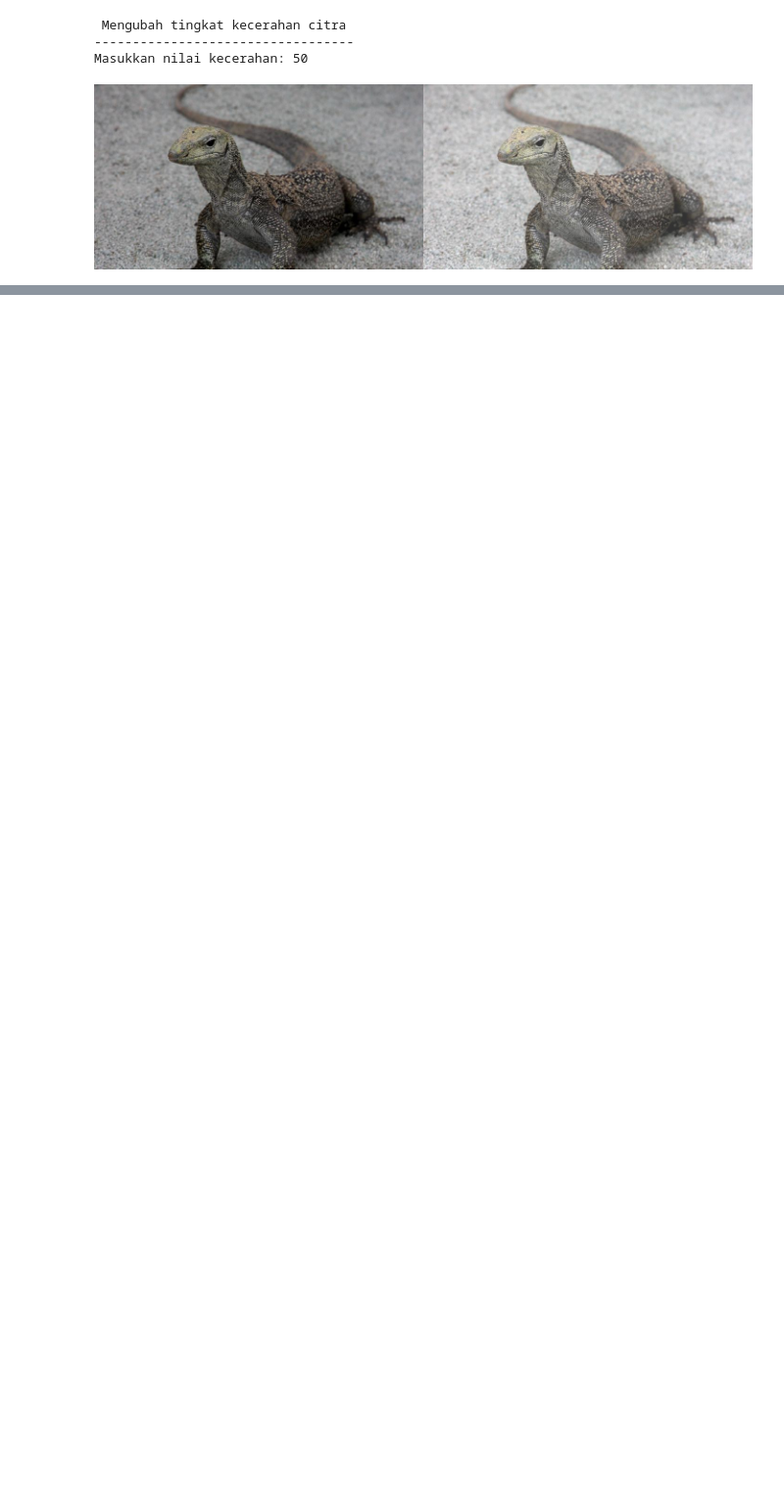
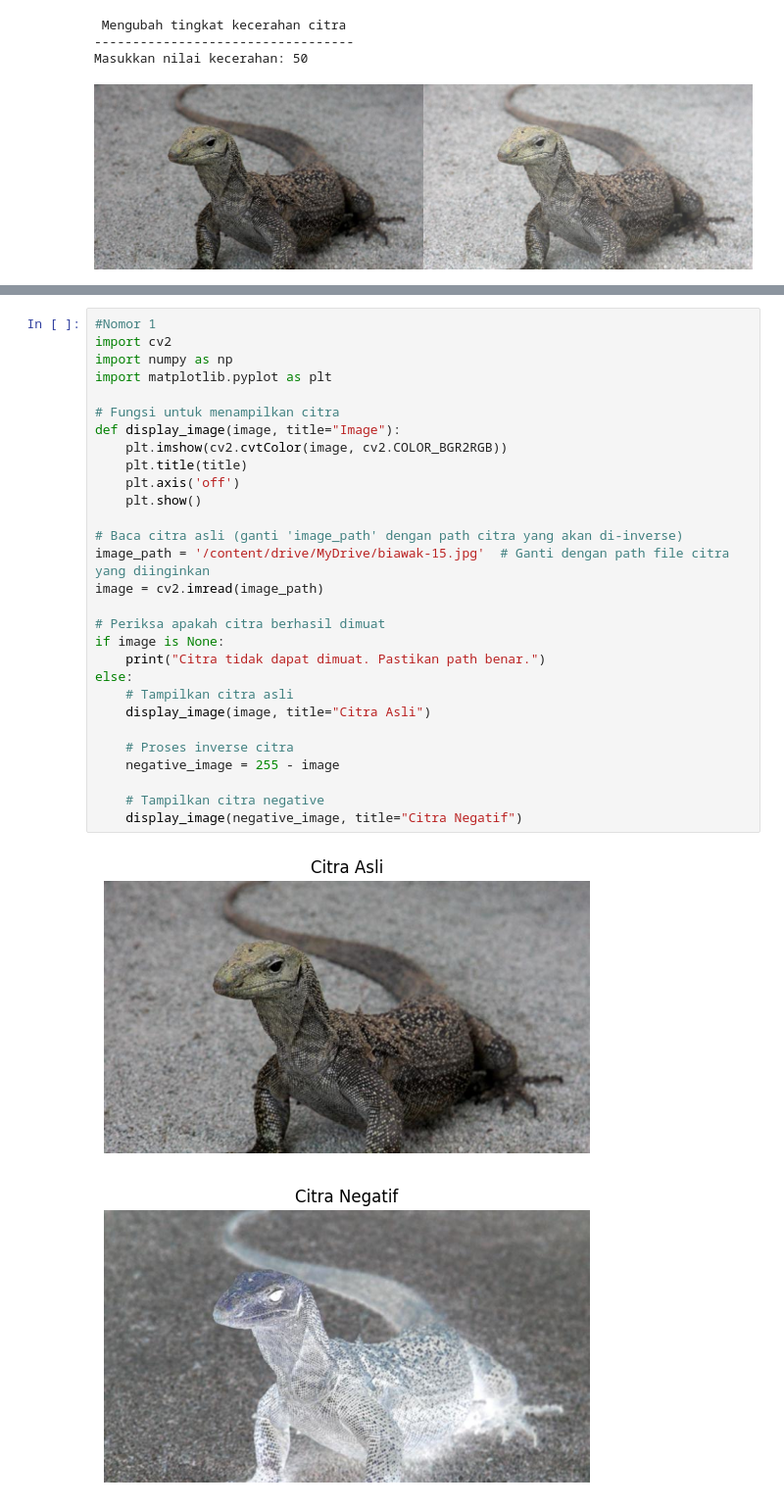
Before and after one commit to radeonaru/pcvk_ganjil_2024, a Jupyter notebook: Week3.ipynb, the cells around one changed output, grey strips where cells are left out. Shown at 98% size. Drawn from its saved outputs; the diff is of its cells as text; blank space fills up the shorter version.

```diff
--- a/Week3.ipynb
+++ b/Week3.ipynb
@@ -36,0 +39,32 @@ Masukkan nilai kecerahan: 50
+# %%
+#Nomor 1
+import cv2
+import numpy as np
+import matplotlib.pyplot as plt
+
+# Fungsi untuk menampilkan citra
+def display_image(image, title="Image"):
+    plt.imshow(cv2.cvtColor(image, cv2.COLOR_BGR2RGB))
+    plt.title(title)
+    plt.axis('off')
+    plt.show()
+
+# Baca citra asli (ganti 'image_path' dengan path citra yang akan di-inverse)
+image_path = '/content/drive/MyDrive/biawak-15.jpg'  # Ganti dengan path file citra yang diinginkan
+image = cv2.imread(image_path)
+
+# Periksa apakah citra berhasil dimuat
+if image is None:
+    print("Citra tidak dapat dimuat. Pastikan path benar.")
+else:
+    # Tampilkan citra asli
+    display_image(image, title="Citra Asli")
+
+    # Proses inverse citra
+    negative_image = 255 - image
+
+    # Tampilkan citra negative
+    display_image(negative_image, title="Citra Negatif")
+# %% [output]
+[figure, added]
+[figure, added]
```
Also changed, not shown: parts of 5 cells of this notebook.
